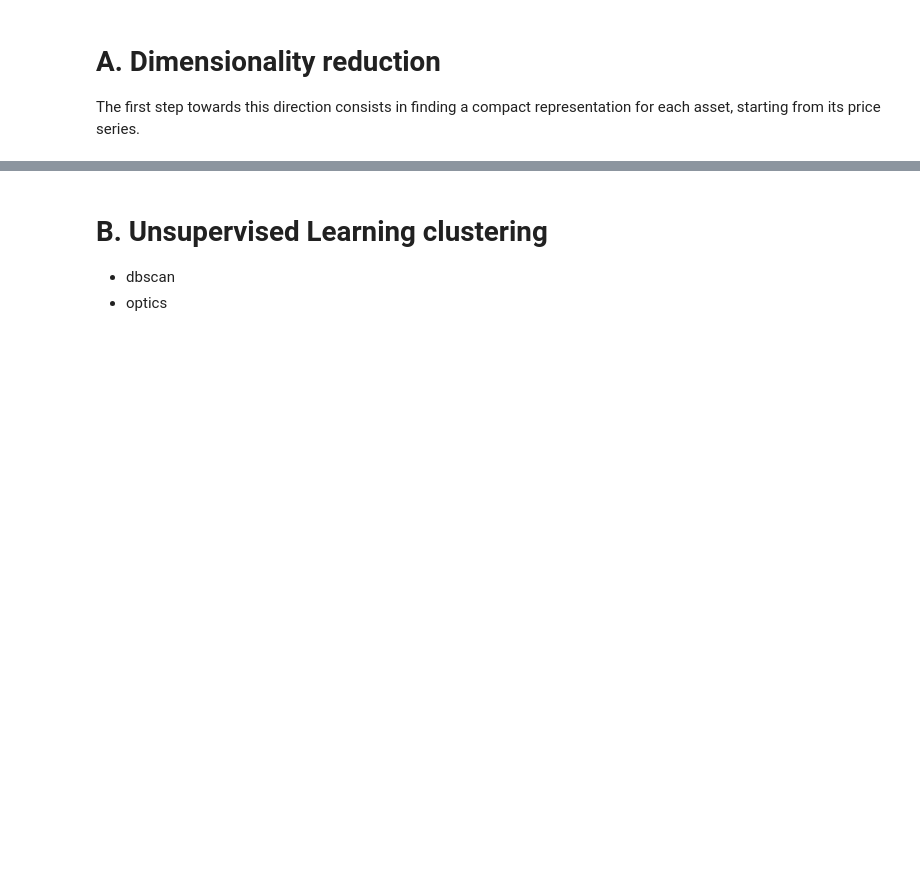
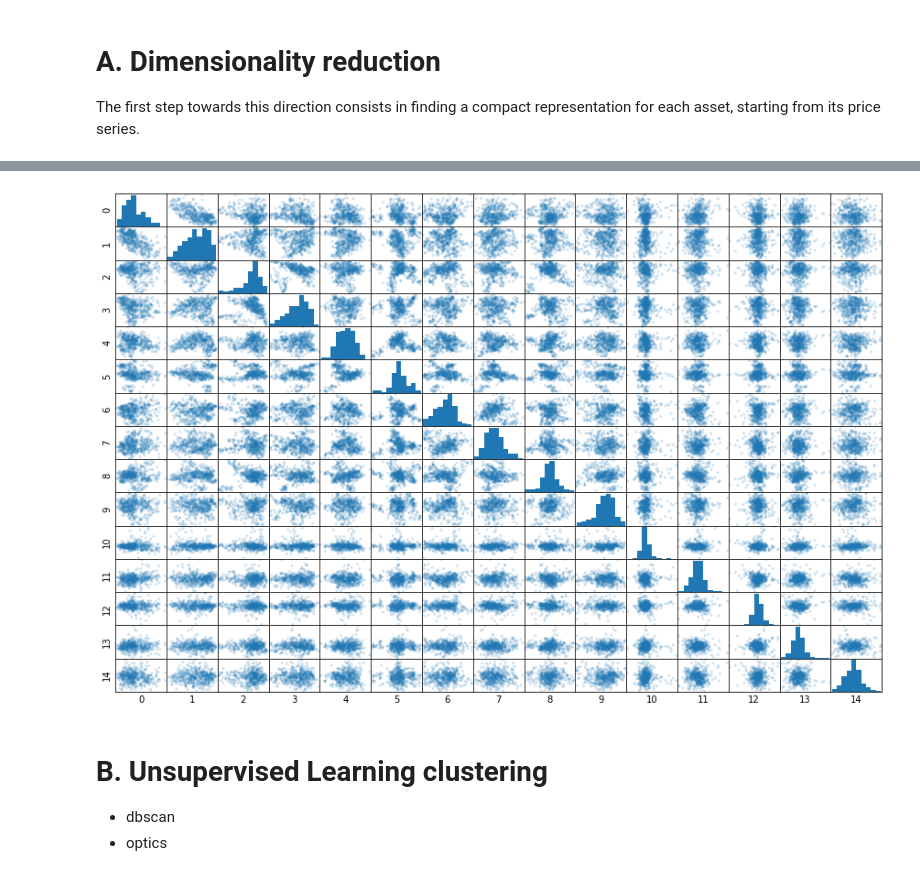
Before and after one commit to hudson-and-thames/oct_applications, a Jupyter notebook: joel_ong/Enhancing a Pairs Trading strategy with the application of Machine Learning.ipynb, the cells around one changed output, grey strips where cells are left out. Drawn from its saved outputs; the diff is of its cells as text; code cells hidden in the pictures; blank space fills up the shorter version.

```diff
--- a/joel_ong/Enhancing a Pairs Trading strategy with the application of Machine Learning.ipynb
+++ b/joel_ong/Enhancing a Pairs Trading strategy with the application of Machine Learning.ipynb
@@ -26,4 +47,5 @@ The first step towards this direction consists in finding a compact representati
 # %%
 mlp = MLPairs(df, seed=19)
 mlp.dim_reduction(top_k=15)
+mlp.plot_principle_components()
 # %% [output]
@@ -31,3 +53,4 @@ mlp.dim_reduction(top_k=15)
+[figure, added]
 # %% [markdown]
 # B. Unsupervised Learning clustering
 
```
Also changed, not shown: parts of 9 cells of this notebook, 3 other files.
